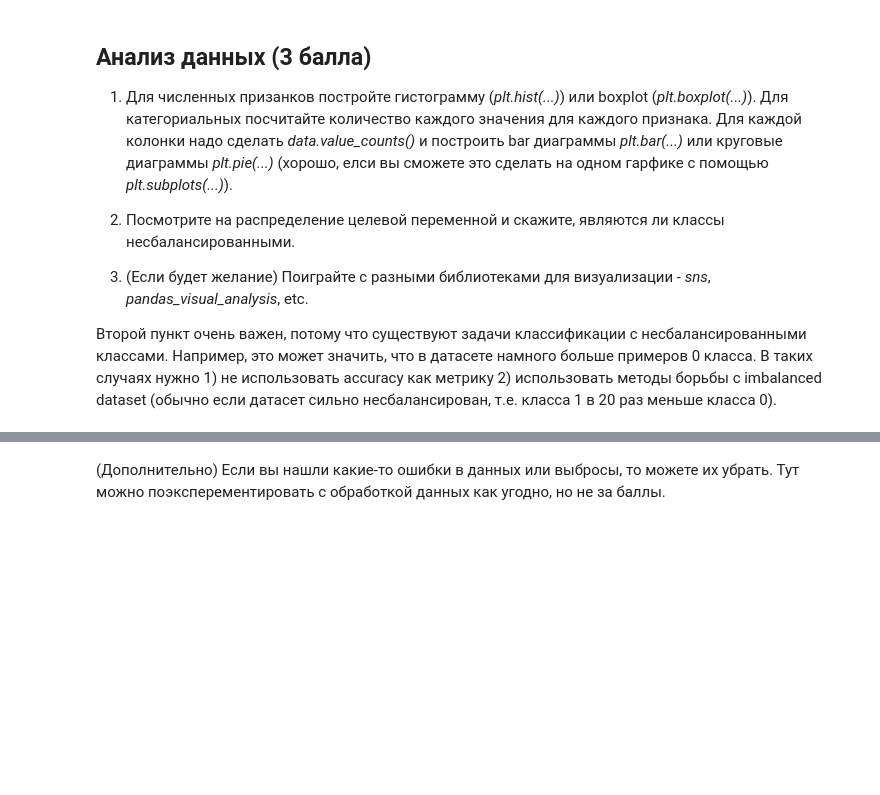
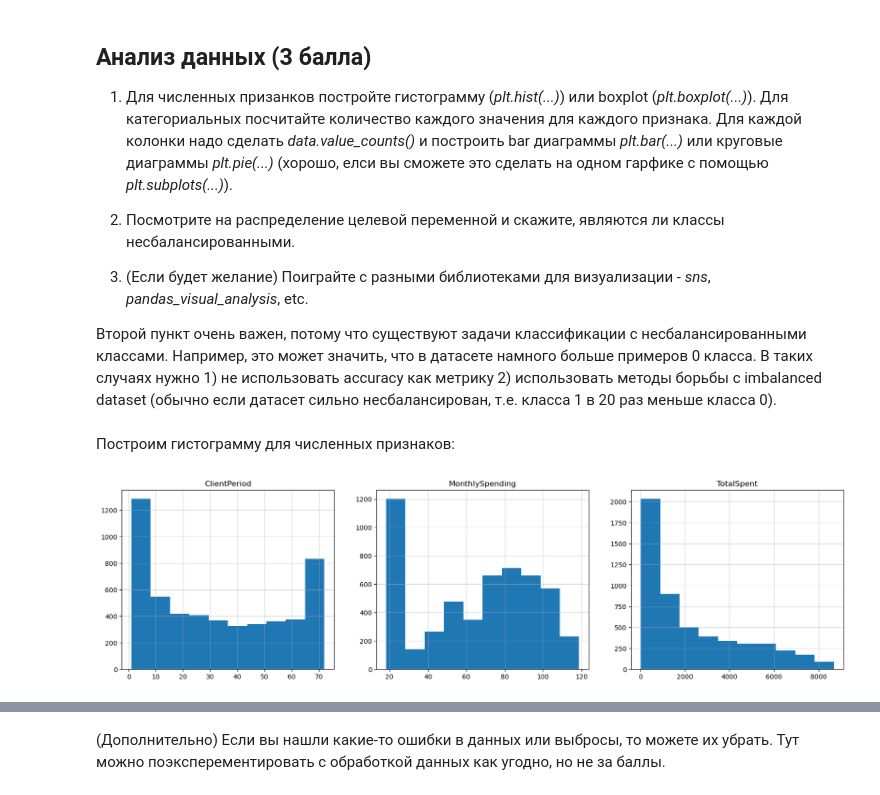
Before and after one commit to kekoveca/DLS_spring, a Jupyter notebook: kaggle_competition/hw_kaggle.ipynb, the cells around one changed output, grey strips where cells are left out. Cells and saved outputs as stored; diff of their text form; code cells hidden in the pictures; blank space fills up the shorter version.

```diff
--- a/kaggle_competition/hw_kaggle.ipynb
+++ b/kaggle_competition/hw_kaggle.ipynb
@@ -145,0 +180,4 @@ target_col = 'Churn'
+# %%
+data['TotalSpent'] = pd.to_numeric(data['TotalSpent'], errors = 'coerce')
+data.dropna(inplace= True)
+data.isna().sum()
@@ -157,0 +212,12 @@ target_col = 'Churn'
+# %% [markdown]
+Построим гистограмму для численных признаков:
+# %%
+plt.subplots(nrows = 1, ncols = 3, figsize = (20, 5))
+
+for ind, column in enumerate(num_cols):
+    plt.subplot(1, 3, ind + 1)
+    plt.hist(data[column])
+    plt.grid(alpha = 0.5)
+    plt.title(f'{column}')
+# %% [output]
+[figure, added]
```
Also changed, not shown: parts of 16 cells of this notebook, 7 other files.
